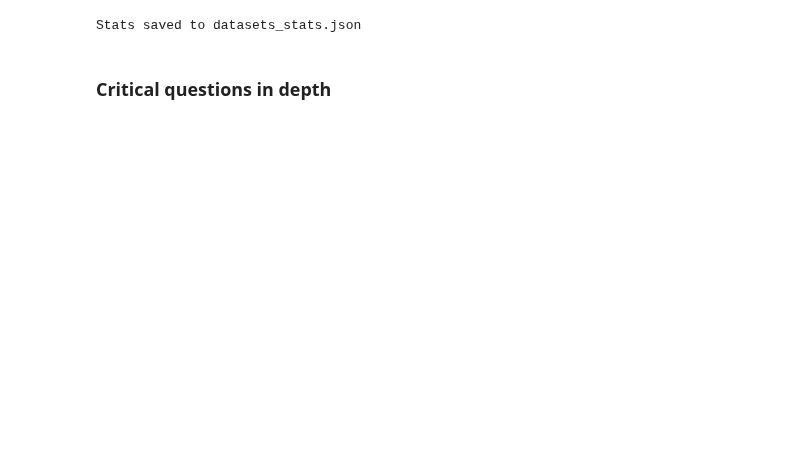
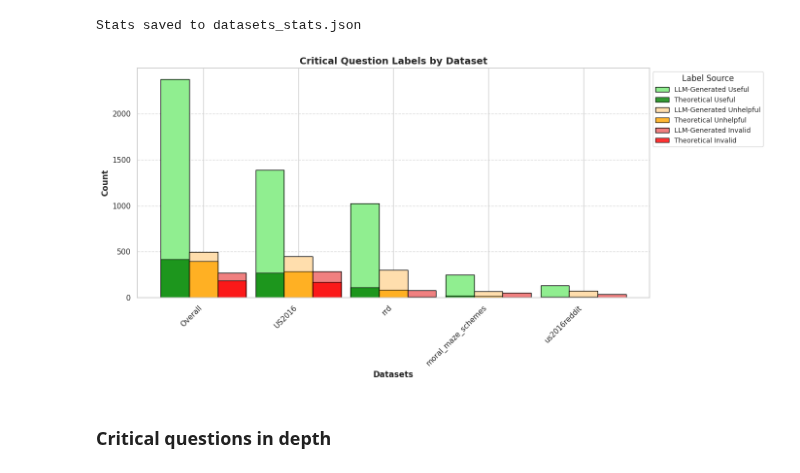
Before and after one commit to Ggenoni/ArgMining, a Jupyter notebook: validation_stats.ipynb, the cells around one changed output. Cells and saved outputs as stored; diff of their text form; code cells hidden in the pictures; blank space fills up the shorter version.

```diff
--- a/validation_stats.ipynb
+++ b/validation_stats.ipynb
@@ -118,17 +123,17 @@ def compute_cq_stats(data):
     cq_stats = {
         "overall": {
             "count": 0,
-            "labels": defaultdict(int),
+            "labels_count": defaultdict(int),
             "percentage_useful": 0.0
         },
         "theoretical": {
             "count": 0,
-            "labels": defaultdict(int),
+            "labels_count": defaultdict(int),
             "percentage_useful": 0.0
         },
         "llm_generated": {
             "count": 0,
-            "labels": defaultdict(int),
+            "labels_count": defaultdict(int),
             "percentage_useful": 0.0
         }
 
@@ -148,11 +153,11 @@ def compute_cq_stats(data):
                 continue  # Skip missing IDs
 
             # Update global label counts
-            cq_stats["overall"]["labels"][label] += 1
+            cq_stats["overall"]["labels_count"][label] += 1
 
             if "_T_" in cq_id:
                 cq_stats["theoretical"]["count"] += 1
-                cq_stats["theoretical"]["labels"][label] += 1
+                cq_stats["theoretical"]["labels_count"][label] += 1
 
                 if cq_id in theoretical_cqs:
                     print(f"Duplicate theoretical CQ ID found: {cq_id}")
@@ -161,7 +166,7 @@ def compute_cq_stats(data):
 
             elif "_LLM_" in cq_id:
                 cq_stats["llm_generated"]["count"] += 1
-                cq_stats["llm_generated"]["labels"][label] += 1
+                cq_stats["llm_generated"]["labels_count"][label] += 1
 
                 if cq_id in llm_cqs:
                     print(f"Duplicate LLM CQ ID found: {cq_id}")
@@ -170,18 +175,18 @@ def compute_cq_stats(data):
 
     # Convert label defaultdicts to normal dicts and sort
     for key in ["overall", "theoretical", "llm_generated"]:
-        cq_stats[key]["labels"] = dict(sorted(cq_stats[key]["labels"].items(), key=lambda item: item[1], reverse=True))
+        cq_stats[key]["labels_count"] = dict(sorted(cq_stats[key]["labels_count"].items(), key=lambda item: item[1], reverse=True))
 
     # Compute percentage of useful questions for each category
     for key in ["overall", "theoretical", "llm_generated"]:
         total = cq_stats[key]["count"]
-        useful = cq_stats[key]["labels"].get("Useful", 0)
+        useful = cq_stats[key]["labels_count"].get("Useful", 0)
         if total > 0:
             cq_stats[key]["percentage_useful"] = round(useful / total, 2)
 
     return cq_stats, theoretical_cqs, llm_cqs
 
-# Run the function
+
 cq_stats_result, theoretical_cqs, llm_cqs = compute_cq_stats(data)
 
 # Check consistency
@@ -343,6 +319,63 @@ with open(filename, "w", encoding="utf-8") as f:
 print(f"Stats saved to {filename}")
 # %% [output]
 Stats saved to datasets_stats.json
+# %%
+# Visualization
+
+sns.set_theme(style="whitegrid")
+
+datasets = ["Overall"] + list(stats_result.keys())
+label_types = ["Useful", "Unhelpful", "Invalid"]
+
+colors = {
+    "Useful": ("lightgreen", "green"),
+    "Unhelpful": ("navajowhite", "orange"),
+    "Invalid": ("lightcoral", "red"),
+}
+
+# Extract data
+data_total = {label: [] for label in label_types}
+data_theoretical = {label: [] for label in label_types}
+
+for label in label_types:
+    data_total[label].append(cq_stats_result["llm_generated"]["labels_count"].get(label, 0))
+    data_theoretical[label].append(cq_stats_result["theoretical"]["labels_count"].get(label, 0))
+
+for dataset in stats_result.keys():
+    total_labels = stats_result[dataset]["cqs"]["total_cqs"]["labels_count"]
+    theoretical_labels = stats_result[dataset]["cqs"]["theoretical"]["labels_count"]
+
+    for label in label_types:
+        data_total[label].append(total_labels.get(label, 0))
+        data_theoretical[label].append(theoretical_labels.get(label, 0))
+
+# Plotting
+x = np.arange(len(datasets))
+width = 0.3
+fig, ax = plt.subplots(figsize=(14, 7))
+
+# Plot bars
+for i, label in enumerate(label_types):
+    ax.bar(x + i * width, data_total[label], width,
+           label=f"LLM-Generated {label}", color=colors[label][0], edgecolor="black")
+
+    ax.bar(x + i * width, data_theoretical[label], width,
+           label=f"Theoretical {label}", color=colors[label][1], edgecolor="black", alpha=0.8)
+
+ax.set_xlabel("Datasets", fontsize=12, fontweight="bold")
+ax.set_xticks(x + width)
+ax.set_xticklabels(datasets, rotation=45, ha="right", fontsize=11)
+
+ax.set_ylabel("Count", fontsize=12, fontweight="bold")
+ax.set_title("Critical Question Labels by Dataset", fontsize=14, fontweight="bold")
+ax.legend(title="Label Source", loc="upper left", bbox_to_anchor=(1,1), fontsize=10)
+
+ax.yaxis.grid(True, linestyle="--", alpha=0.7)
+plt.tight_layout()
+
+plt.show()
+# %% [output]
+[figure, added]
 # %% [markdown]
 ### Critical questions in depth
 # %%
```
Also changed, not shown: parts of 7 cells of this notebook.
